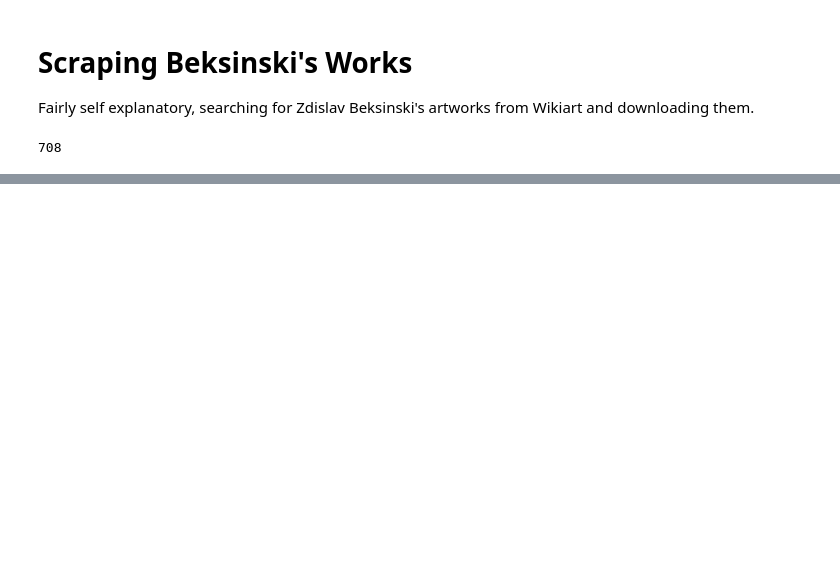
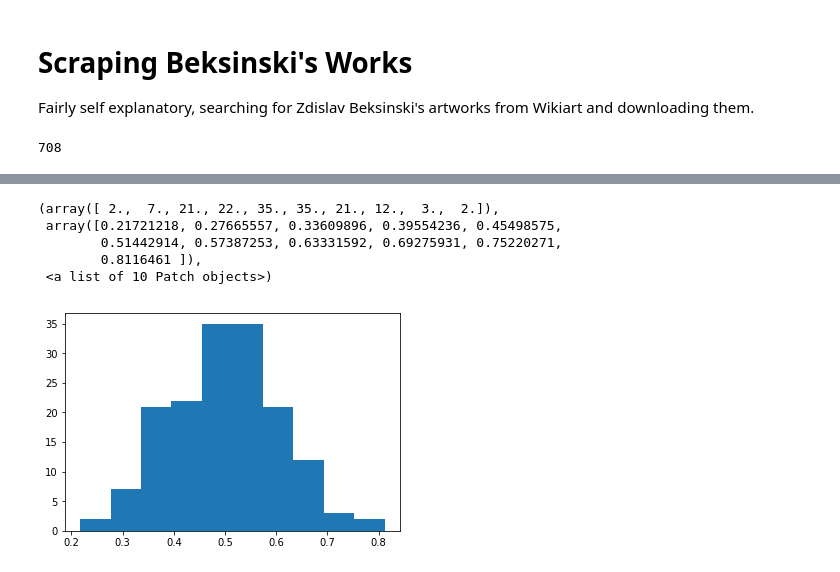
Before and after one commit to ucsd-dsc-arts/dsc160-midterm-group19, a Jupyter notebook: code/Cameron S/Cameron S Beksinski Notebook.ipynb, the cells around one changed output, grey strips where cells are left out. Saved outputs shown, nothing was run; the diff lists cells and outputs as text; code cells hidden in the pictures; blank space fills up the shorter version.

```diff
--- a/code/Cameron S/Cameron S Beksinski Notebook.ipynb
+++ b/code/Cameron S/Cameron S Beksinski Notebook.ipynb
@@ -77,0 +157,9 @@ KeyboardInterrupt:
+# %%
+plt.hist(df['mean_value'])
+# %% [output]
+(array([ 2.,  7., 21., 22., 35., 35., 21., 12.,  3.,  2.]),
+ array([0.21721218, 0.27665557, 0.33609896, 0.39554236, 0.45498575,
+        0.51442914, 0.57387253, 0.63331592, 0.69275931, 0.75220271,
+        0.8116461 ]),
+ <a list of 10 Patch objects>)
+[figure, added]
```
Also changed, not shown: parts of 27 cells of this notebook.
